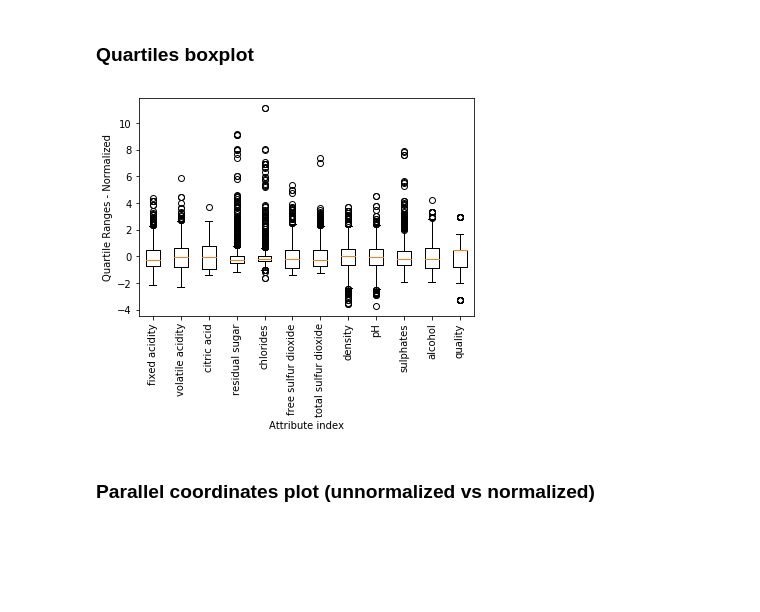
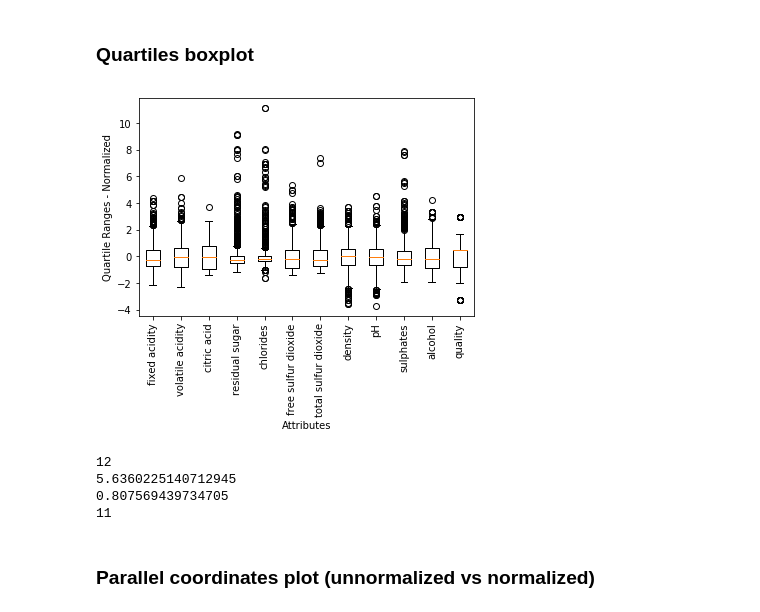
Before and after one commit to felixjohanlehmann/Data-Science, a Jupyter notebook: Wine_quality.ipynb, the cells around one changed output. Cells and saved outputs as stored; diff of their text form; code cells hidden in the pictures; blank space fills up the shorter version.

```diff
--- a/Wine_quality.ipynb
+++ b/Wine_quality.ipynb
@@ -40,21 +40,31 @@ max       4.010000     2.000000    14.900000     8.000000
 # %%
 wineNormalized = wine.copy()
 ncols = len(wineNormalized.columns)
 
 for i in range(ncols):
     mean = summary.iloc[1, i]
     sd = summary.iloc[2, i]
 
     wineNormalized.iloc[:, i:(i + 1)] = (wineNormalized.iloc[:, i:(i + 1)] - mean) /sd
 
 array = wineNormalized.values
 plot.boxplot(array)
 plot.xticks(list(range(1, len(summary.columns) + 1)), list(summary.columns), rotation = 'vertical')
 plot.xlabel("Attributes")
 plot.ylabel("Quartile Ranges - Normalized")
-show()
+plot.show()
 # %% [output]
-[figure, old version]
+[figure, new version]
+# %%
+print(targetCol)
+print(meanTarget)
+print(sdTarget)
+print(nDataCol)
+# %% [output]
+12
+5.6360225140712945
+0.807569439734705
+11
 # %% [markdown]
 ### Parallel coordinates plot (unnormalized vs normalized)
 # %%
```
Also changed, not shown: parts of 4 cells of this notebook.
